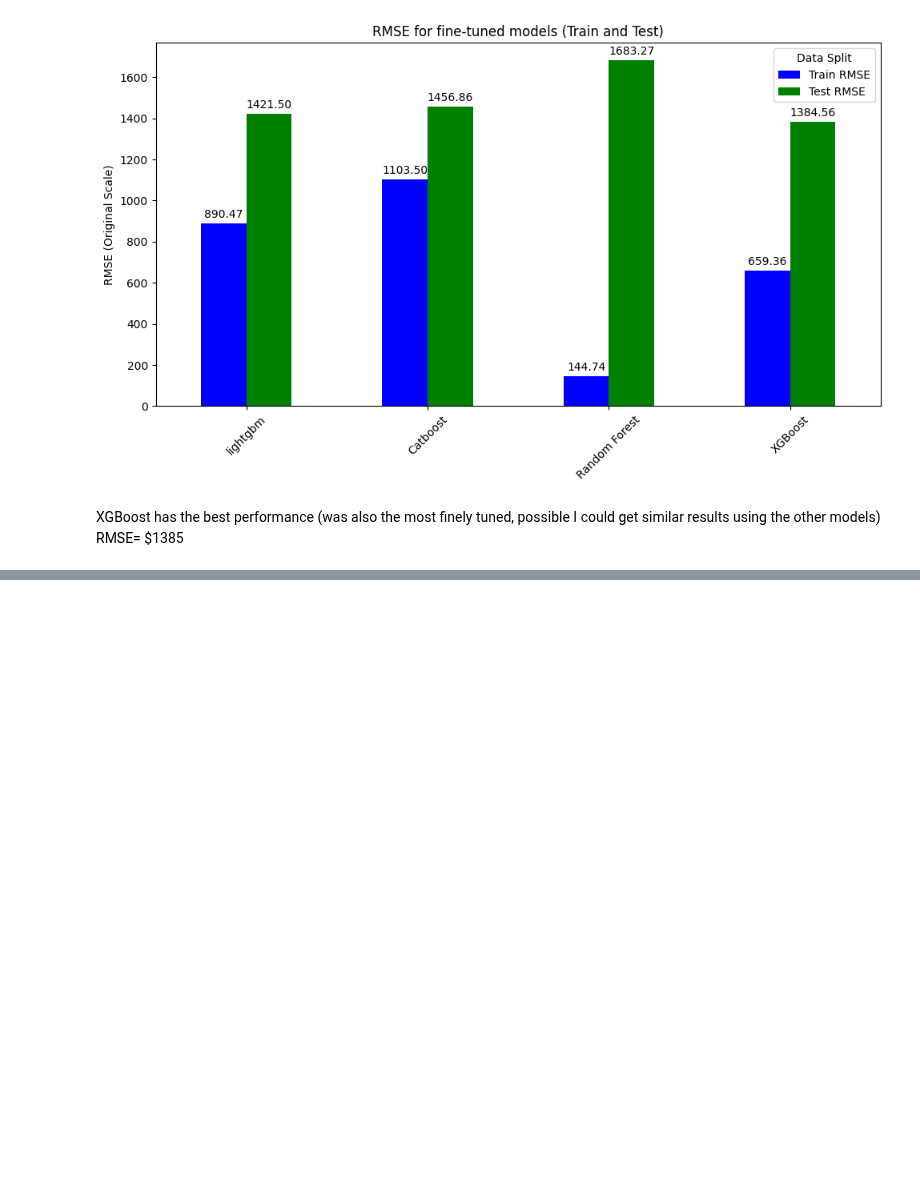
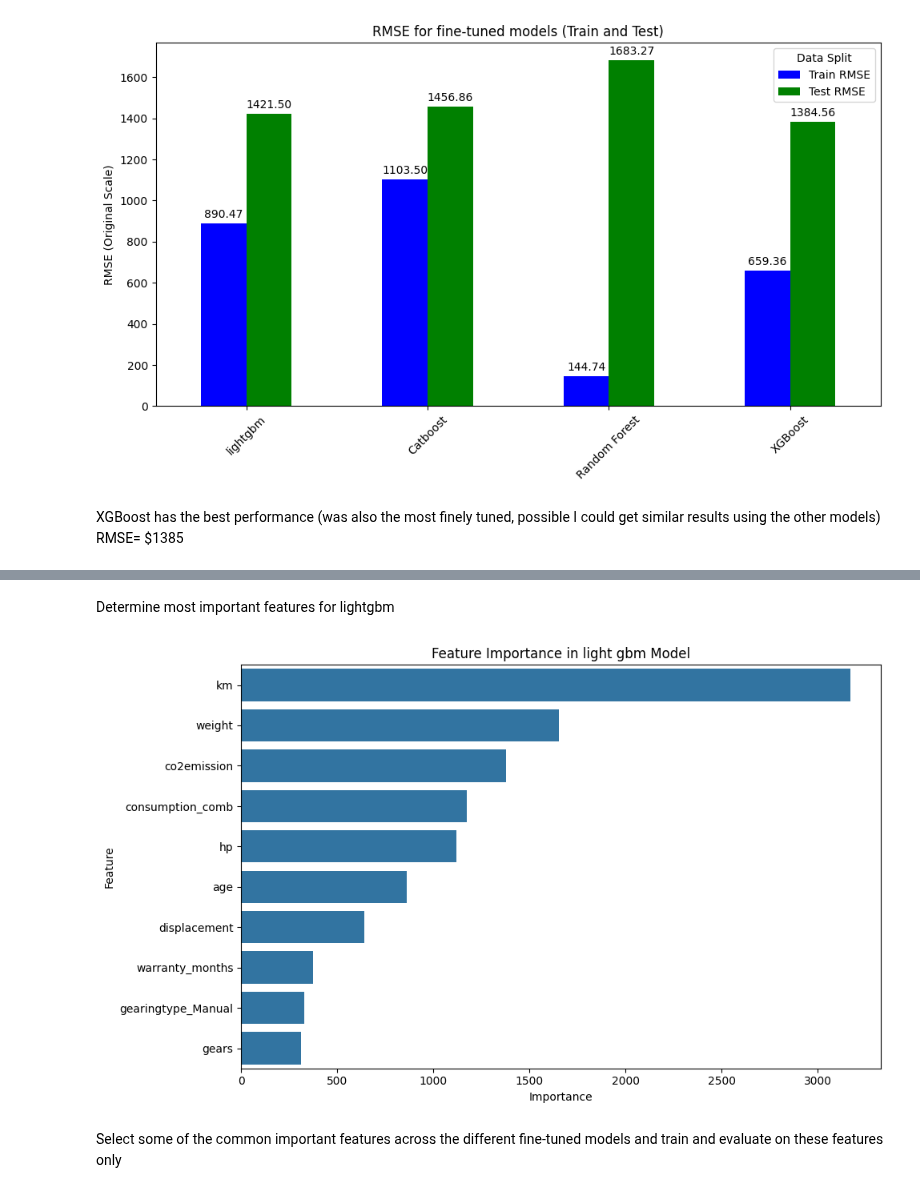
Before and after one commit to balintstewart77/magnimind-assignments, a Jupyter notebook: Auto_scout/auto_scout_part6_estimators.ipynb, the cells around one changed output, grey strips where cells are left out. Cells and saved outputs as stored; diff of their text form; code cells hidden in the pictures; blank space fills up the shorter version.

```diff
--- a/Auto_scout/auto_scout_part6_estimators.ipynb
+++ b/Auto_scout/auto_scout_part6_estimators.ipynb
@@ -835,0 +898,32 @@ XGBoost has the best performance (was also the most finely tuned, possible I cou
+# %% [markdown]
+Determine most important features for lightgbm
+# %%
+## look at most important features for lightgbm, can use same built-in function
+
+# Get feature importance
+importances = lightgbm_model_ft.feature_importances_
+
+# Get feature names
+feature_names = X_train.columns
+
+# Create a DataFrame for better visualization
+feature_importance_df = pd.DataFrame({
+    'Feature': feature_names,
+    'Importance': importances
+})
+
+# Sort the DataFrame by importance, select top 10 features
+feature_importance_df = feature_importance_df.sort_values(by='Importance', ascending=False)[:10]
+
+# Plot using seaborn
+plt.figure(figsize=(10, 6))
+sns.barplot(x='Importance', y='Feature', data=feature_importance_df)
+plt.title('Feature Importance in light gbm Model')
+plt.xlabel('Importance')
+plt.ylabel('Feature')
+plt.tight_layout()
+plt.show()
+# %% [output]
+[figure, added]
+# %% [markdown]
+Select some of the common important features across the different fine-tuned models and train and evaluate on these features only
```
Also changed, not shown: parts of 25 cells of this notebook, 4 other files.
